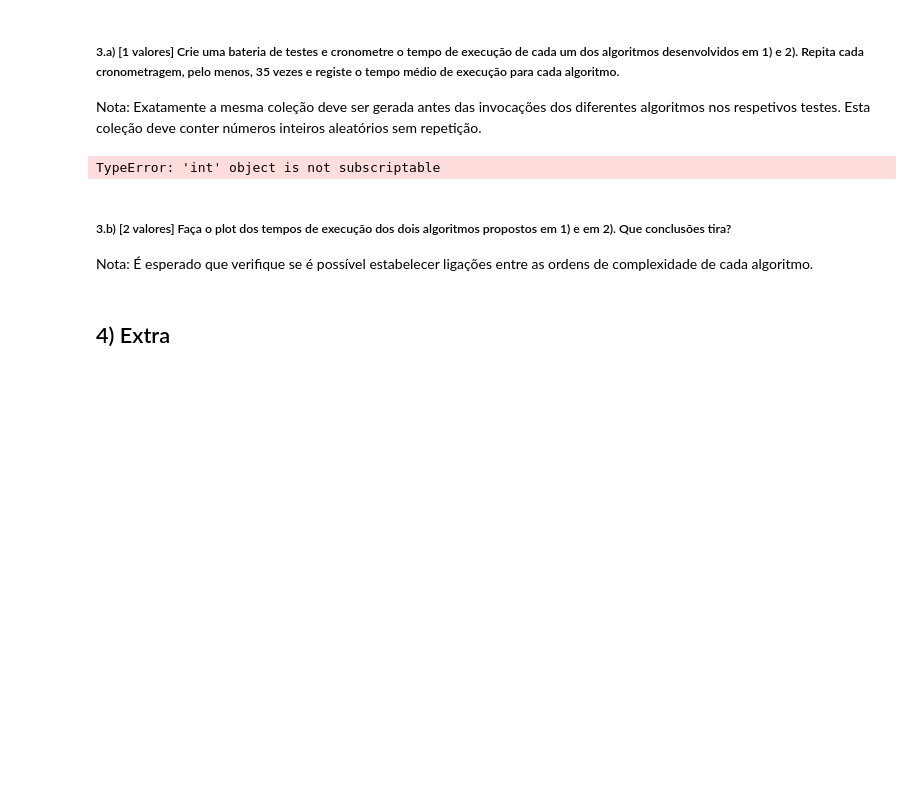
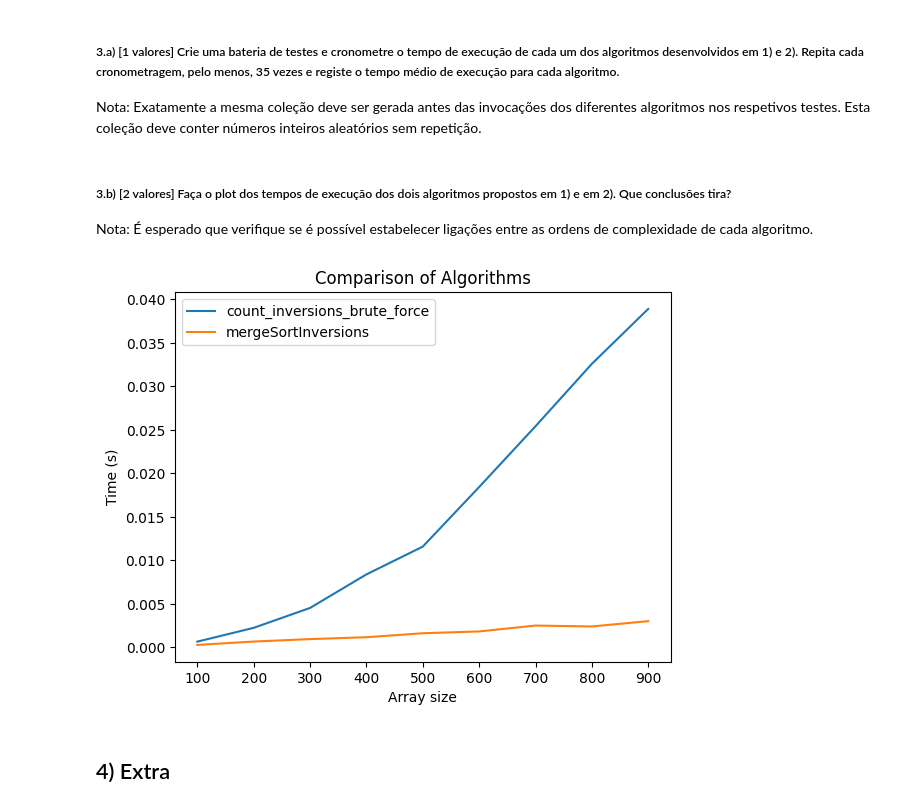
Before and after one commit to eduardopio03/Mini-Trabalho-1-DAA, a Jupyter notebook: parte1.ipynb, the cells around one changed output. Saved outputs shown, nothing was run; the diff lists cells and outputs as text; code cells hidden in the pictures; blank space fills up the shorter version.

```diff
--- a/parte1.ipynb
+++ b/parte1.ipynb
@@ -102,47 +102,50 @@ notação assintótica).
 ##### 3.a) [1 valores] Crie uma bateria de testes e cronometre o tempo de execução de cada um dos algoritmos desenvolvidos em 1) e 2). Repita cada cronometragem, pelo menos, 35 vezes e registe o tempo médio de execução para cada algoritmo.
 Nota: Exatamente a mesma coleção deve ser gerada antes das invocações dos diferentes algoritmos
 nos respetivos testes. Esta coleção deve conter números inteiros aleatórios sem repetição.
-# %%
-import time
-import random
-import matplotlib.pyplot as plt
-
-def test_sorting_algorithm(algorithm, array_size):
-    # Generate the input array
-    array = list(range(array_size))
-    random.shuffle(array)  # We use a random array for testing
-
-    # Test the algorithm
-    start_time = time.time()
-    for _ in range(35):
-        algorithm(list(array))  # We use list(array) to create a copy of the array
-    end_time = time.time()
-
-    return (end_time - start_time) / 35
-
-def plot_test_results():
-    array_sizes = list(range(100, 1000, 100))
-    times_brute_force = []
-    times_merge_sort = []
-    for size in array_sizes:
-        times_brute_force.append(test_sorting_algorithm(count_inversions_brute_force, size))
-        times_merge_sort.append(test_sorting_algorithm(lambda arr: mergeSortInversions(arr)[1], size))
-    plt.plot(array_sizes, times_brute_force, label='count_inversions_brute_force')
-    plt.plot(array_sizes, times_merge_sort, label='mergeSortInversions')
-    plt.xlabel('Array size')
-    plt.ylabel('Time (s)')
-    plt.title('Comparison of Algorithms')
-    plt.legend()
-    plt.show()
-
-# Call the plot_test_results function
-plot_test_results()
-# %% [output]
-TypeError: 'int' object is not subscriptable
+# %%
+import time
+import random
+
+NUMBER_TESTS = 35
+
+def test_sorting_algorithm(algorithm, array_size):
+    array = list(range(array_size))
+    random.shuffle(array)
+
+    start_time = time.time()
+    for _ in range(NUMBER_TESTS):
+        algorithm(list(array))
+    end_time = time.time()
+
+    return (end_time - start_time) / NUMBER_TESTS
 # %% [markdown]
 ##### 3.b) [2 valores] Faça o plot dos tempos de execução dos dois algoritmos propostos em 1) e em 2). Que conclusões tira?
 Nota: É esperado que verifique se é possível estabelecer ligações entre as ordens de complexidade de
 cada algoritmo.
+# %%
+
+import matplotlib.pyplot as plt
+
+
+def plot_test_results():
+    array_sizes = list(range(100, 1000, 100))
+    times_brute_force = []
+    times_merge_sort = []
+    for size in array_sizes:
+        times_brute_force.append(test_sorting_algorithm(count_inversions_brute_force, size))
+        times_merge_sort.append(test_sorting_algorithm(lambda arr: mergeSortInversions(arr), size))
+    plt.plot(array_sizes, times_brute_force, label='count_inversions_brute_force')
+    plt.plot(array_sizes, times_merge_sort, label='mergeSortInversions')
+    plt.xlabel('Array size')
+    plt.ylabel('Time (s)')
+    plt.title('Comparison of Algorithms')
+    plt.legend()
+    plt.show()
+
+# Call the plot_test_results function
+plot_test_results()
+# %% [output]
+[figure, added]
 # %% [markdown]
 ## 4) Extra
 # %% [markdown]
```
